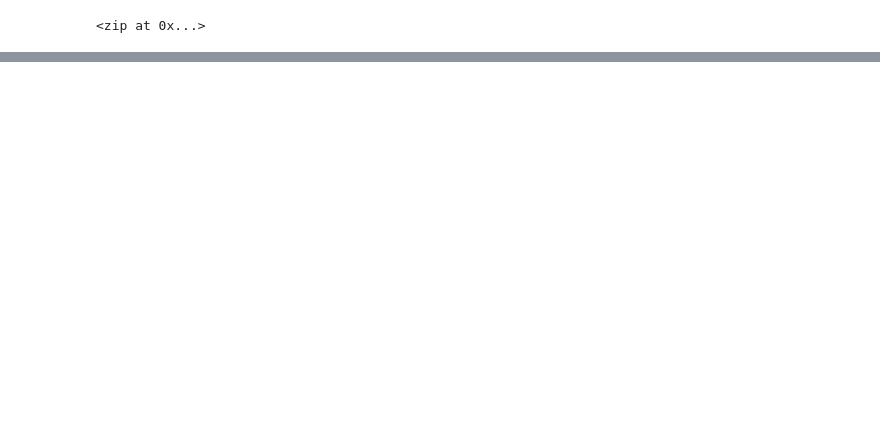
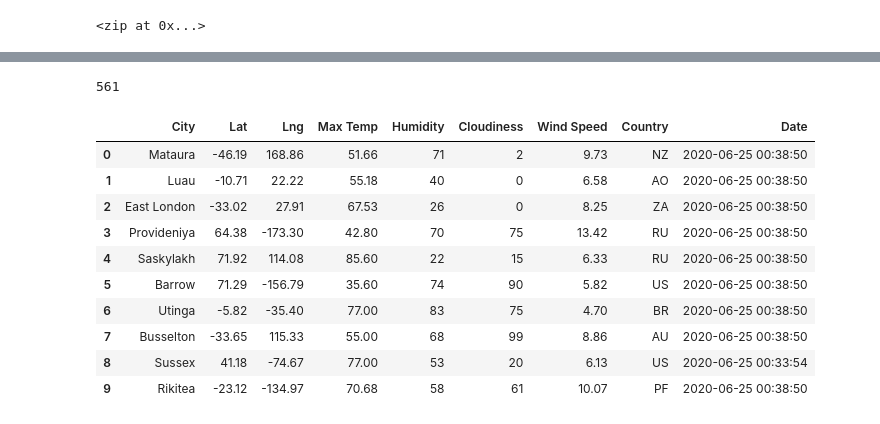
Before and after one commit to mariawolf29/World_Weather_Analysis, a Jupyter notebook: WeatherPy.ipynb, the cells around one changed output, grey strips where cells are left out. Saved outputs shown, nothing was run; the diff lists cells and outputs as text; code cells hidden in the pictures; blank space fills up the shorter version.

```diff
--- a/WeatherPy.ipynb
+++ b/WeatherPy.ipynb
@@ -64,0 +50,4 @@ len(cities)
+# %%
+# Starting URL for Weather Map API Call.
+url = "http://api.openweathermap.org/data/2.5/weather?units=Imperial&APPID=" + weather_api_key
+print(url)
@@ -64,0 +56,5 @@ len(cities)
+# %%
+# Create an endpoint URL for a city.
+city_url = url + "&q=" + "Boston"
+city_weather = requests.get(city_url)
+city_weather.json()
@@ -64,0 +119,10 @@ len(cities)
+# %%
+# Create an empty list to hold the weather data.
+city_data = []
+# Print the beginning of the logging.
+print("Beginning Data Retrieval     ")
+print("-----------------------------")
+
+# Create counters.
+record_count = 1
+set_count = 1
@@ -64,0 +202,20 @@ len(cities)
+# %%
+len(city_data)
+# %% [output]
+561
+# %%
+# Convert the array of dictionaries to a Pandas DataFrame.
+city_data_df = pd.DataFrame(city_data)
+city_data_df.head(10)
+# %% [output]
+|  | City | Lat | Lng | Max Temp | Humidity | Cloudiness | Wind Speed | Country | Date |
+| 0 | Mataura | -46.19 | 168.86 | 51.66 | 71 | 2 | 9.73 | NZ | 2020-06-25 00:38:50 |
+| 1 | Luau | -10.71 | 22.22 | 55.18 | 40 | 0 | 6.58 | AO | 2020-06-25 00:38:50 |
+| 2 | East London | -33.02 | 27.91 | 67.53 | 26 | 0 | 8.25 | ZA | 2020-06-25 00:38:50 |
+| 3 | Provideniya | 64.38 | -173.30 | 42.80 | 70 | 75 | 13.42 | RU | 2020-06-25 00:38:50 |
+| 4 | Saskylakh | 71.92 | 114.08 | 85.60 | 22 | 15 | 6.33 | RU | 2020-06-25 00:38:50 |
+| 5 | Barrow | 71.29 | -156.79 | 35.60 | 74 | 90 | 5.82 | US | 2020-06-25 00:38:50 |
+| 6 | Utinga | -5.82 | -35.40 | 77.00 | 83 | 75 | 4.70 | BR | 2020-06-25 00:38:50 |
+| 7 | Busselton | -33.65 | 115.33 | 55.00 | 68 | 99 | 8.86 | AU | 2020-06-25 00:38:50 |
+| 8 | Sussex | 41.18 | -74.67 | 77.00 | 53 | 20 | 6.13 | US | 2020-06-25 00:33:54 |
+| 9 | Rikitea | -23.12 | -134.97 | 70.68 | 58 | 61 | 10.07 | PF | 2020-06-25 00:38:50 |
```
Also changed, not shown: parts of 15 cells of this notebook.
